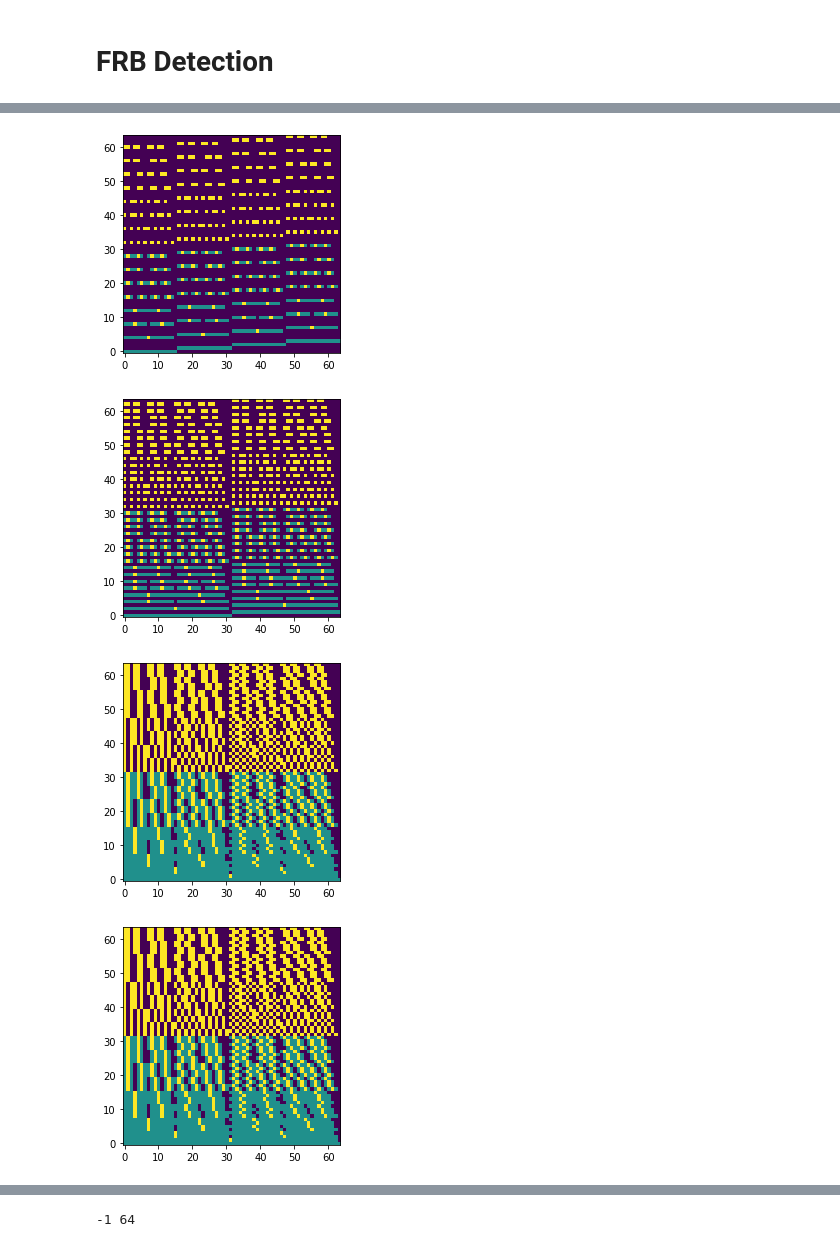
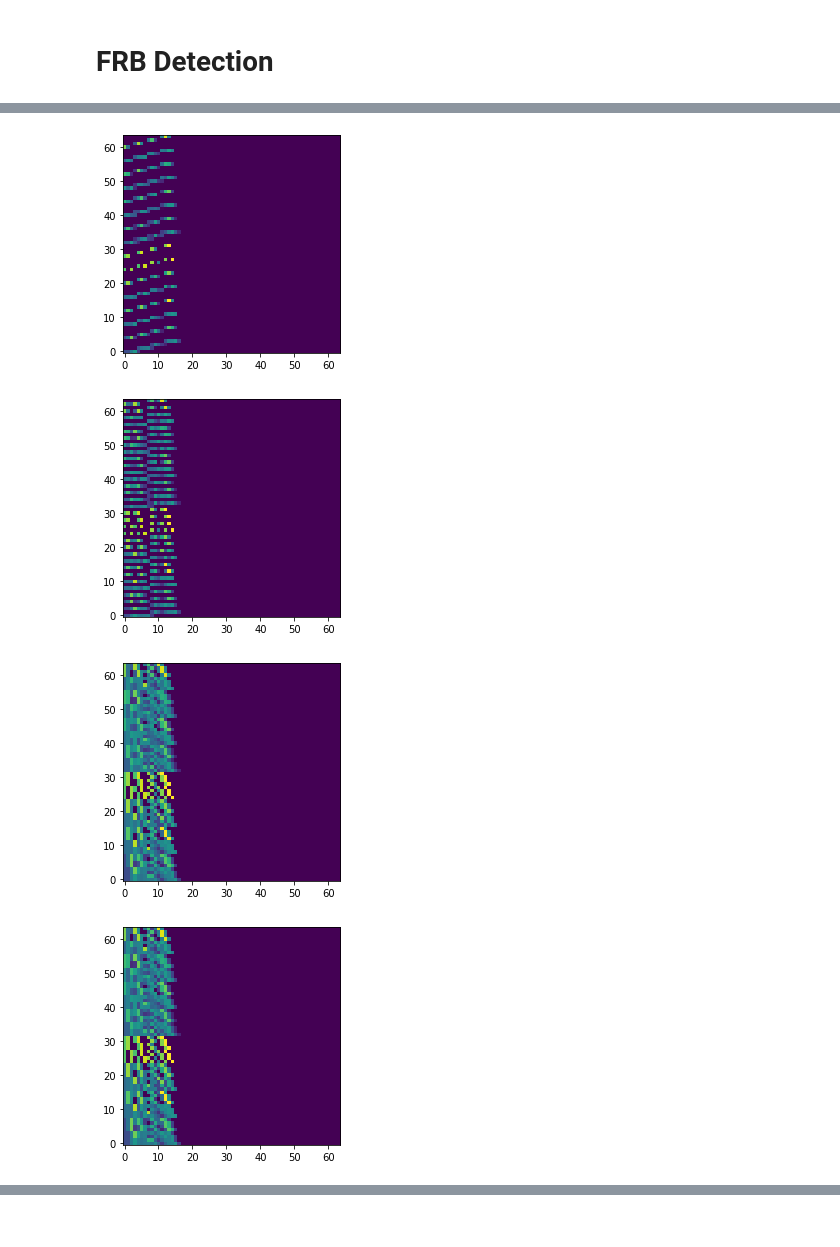
Before and after one commit to brandon-feder/BNL-FRB-Detection, a Jupyter notebook: generateData.ipynb, the cells around one changed output, grey strips where cells are left out. Cells and saved outputs as stored; diff of their text form; code cells hidden in the pictures.

```diff
--- a/generateData.ipynb
+++ b/generateData.ipynb
@@ -81,7 +81,7 @@ x_intercept = np.random.random()*N_TIME_SAMPLES # Choose a random x intercept in
 
 b = -m*x_intercept # Calculate the y intercept
 
-m = 1
+m = 4
 b = 0
 
 data = draw_line(data, m, b) # Draw the line
@@ -129,7 +129,7 @@ def line_detection(data):
 
     return data
 # %%
-# data = filter(data)
+data = filter(data)
 plt.imshow(data, origin="lower")
 plt.show()
 # %% [output]
@@ -139,9 +139,4 @@ sums = line_detection(data)
 
 plt.imshow(sums, origin="lower")
 plt.show()
-
-plt.plot(sums[0])
-plt.show()
-
-sums = sums[0]
 # %% [output]
@@ -151,4 +146,4 @@ sums = sums[0]
-[figure, old version]
+[figure, new version]
-[figure, old version]
+[figure, new version]
-[figure, old version]
+[figure, new version]
-[figure, old version]
+[figure, new version]
@@ -156,4 +149,0 @@ sums = sums[0]
-# %%
-print(LOWER_BOUND, UPPER_BOUND)
-# %% [output]
--1 64
```
Also changed, not shown: parts of 7 cells of this notebook.
